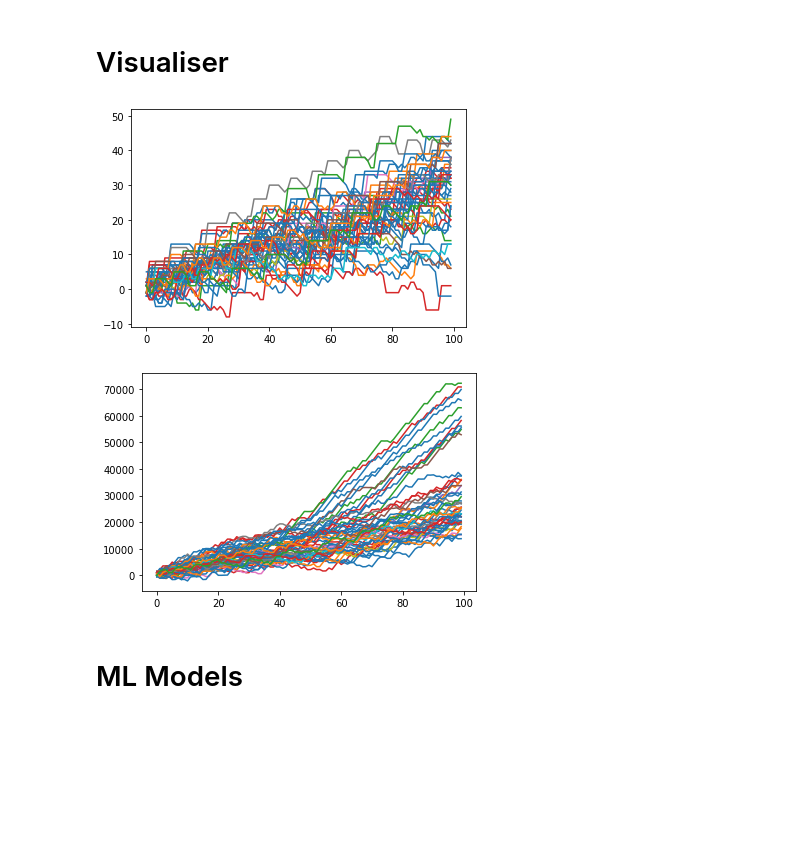
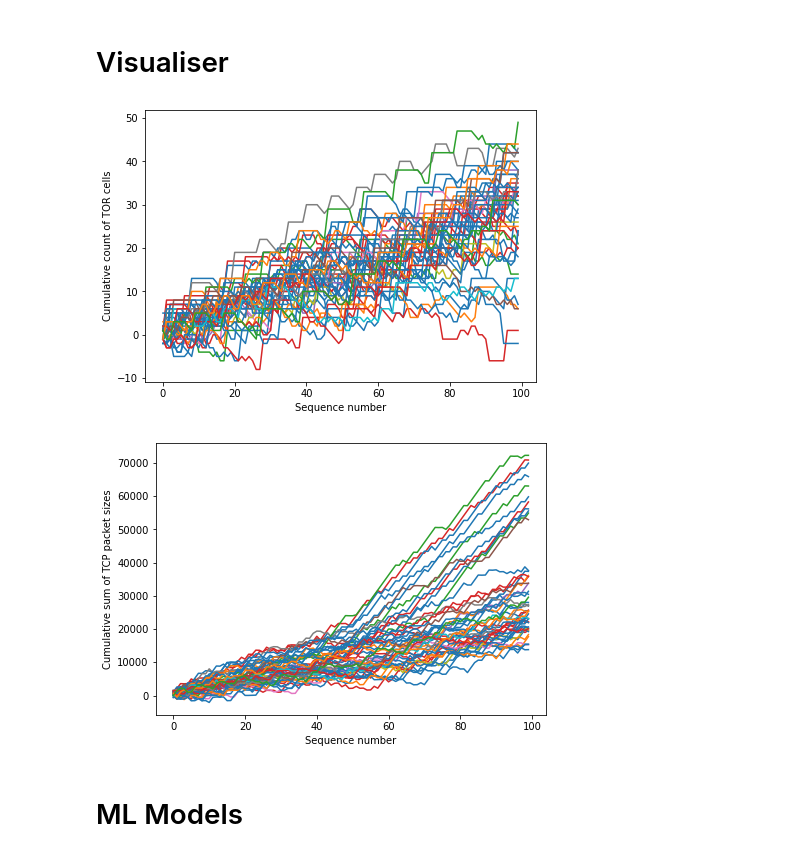
Before and after one commit to mikekuk/VPN_de-anonymiser, a Jupyter notebook: CUMUL_train.ipynb, the cells around one changed output. Drawn from its saved outputs; the diff is of its cells as text; code cells hidden in the pictures; blank space fills up the shorter version.

```diff
--- a/CUMUL_train.ipynb
+++ b/CUMUL_train.ipynb
@@ -54,7 +54,7 @@ features_dict = {
 }
 
 
-def plot_cumul(features, n):
+def plot_cumul(features, n, y_label):
 
     features_cumul = features_dict[features][:n]
     # Assuming you already have vpn_features_cumul_np and vpn_labels_cumul_np defined
@@ -64,6 +64,8 @@ def plot_cumul(features, n):
 
     # Create a label to integer mapping
     label_mapping = {label: i for i, label in enumerate(unique_labels)}
+
+    plt.figure(figsize=(7, 5))
 
     # Create a colormap
     cmap = plt.get_cmap("tab10", num_labels)
@@ -77,15 +79,17 @@ def plot_cumul(features, n):
         color = cmap(norm(label_integer))
         plt.plot(features_cumul[x], color=color)
 
+    plt.xlabel("Sequence number")
+    plt.ylabel(y_label)
     plt.show()
 # %%
-plot_cumul('tor', 50)
+plot_cumul('tor', 50, 'Cumulative count of TOR cells')
 # %% [output]
-[figure, old version]
+[figure, new version]
 # %%
-plot_cumul('tcp', 50)
+plot_cumul('tcp', 50, 'Cumulative sum of TCP packet sizes')
 # %% [output]
-[figure, old version]
+[figure, new version]
 # %% [markdown]
 # ML Models
 # %%
```
Also changed, not shown: 14 other files.
